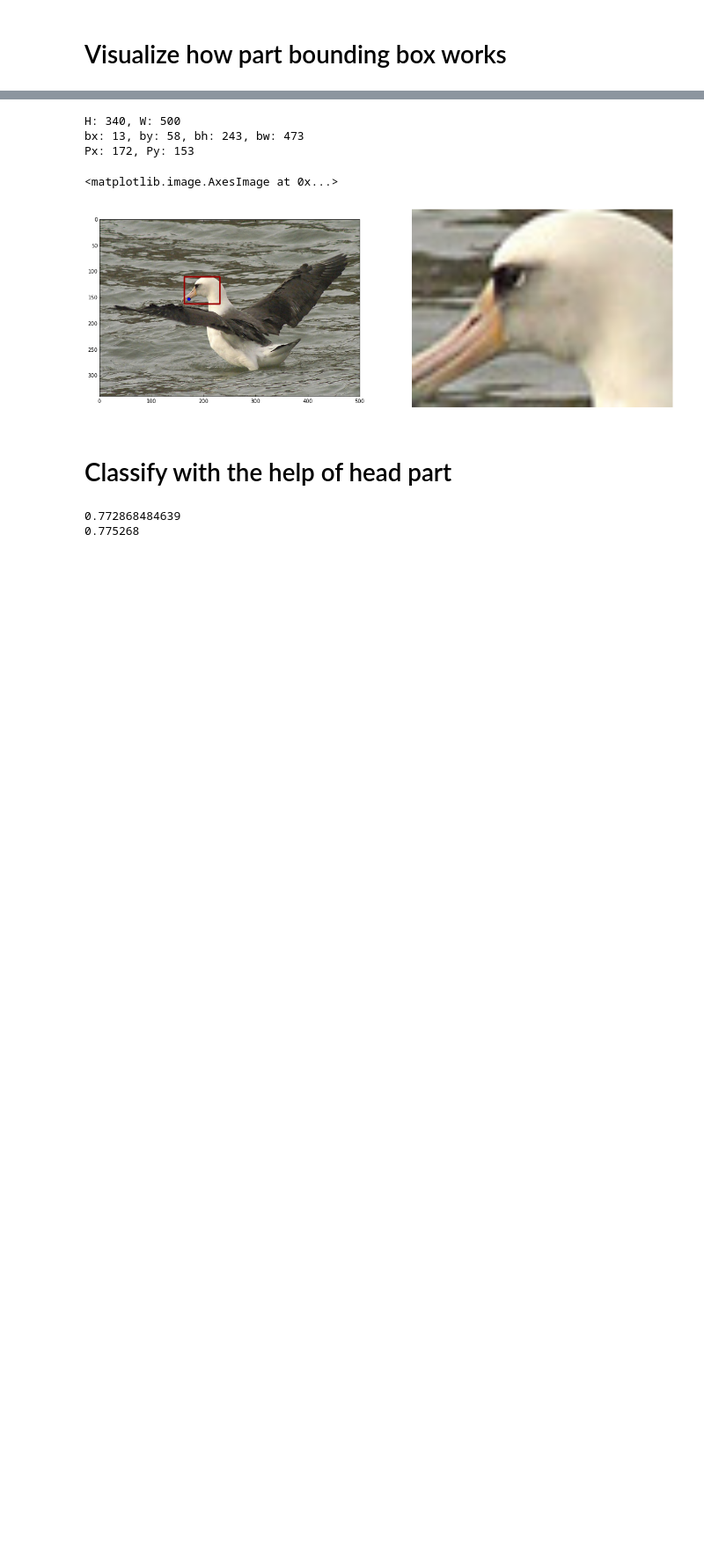
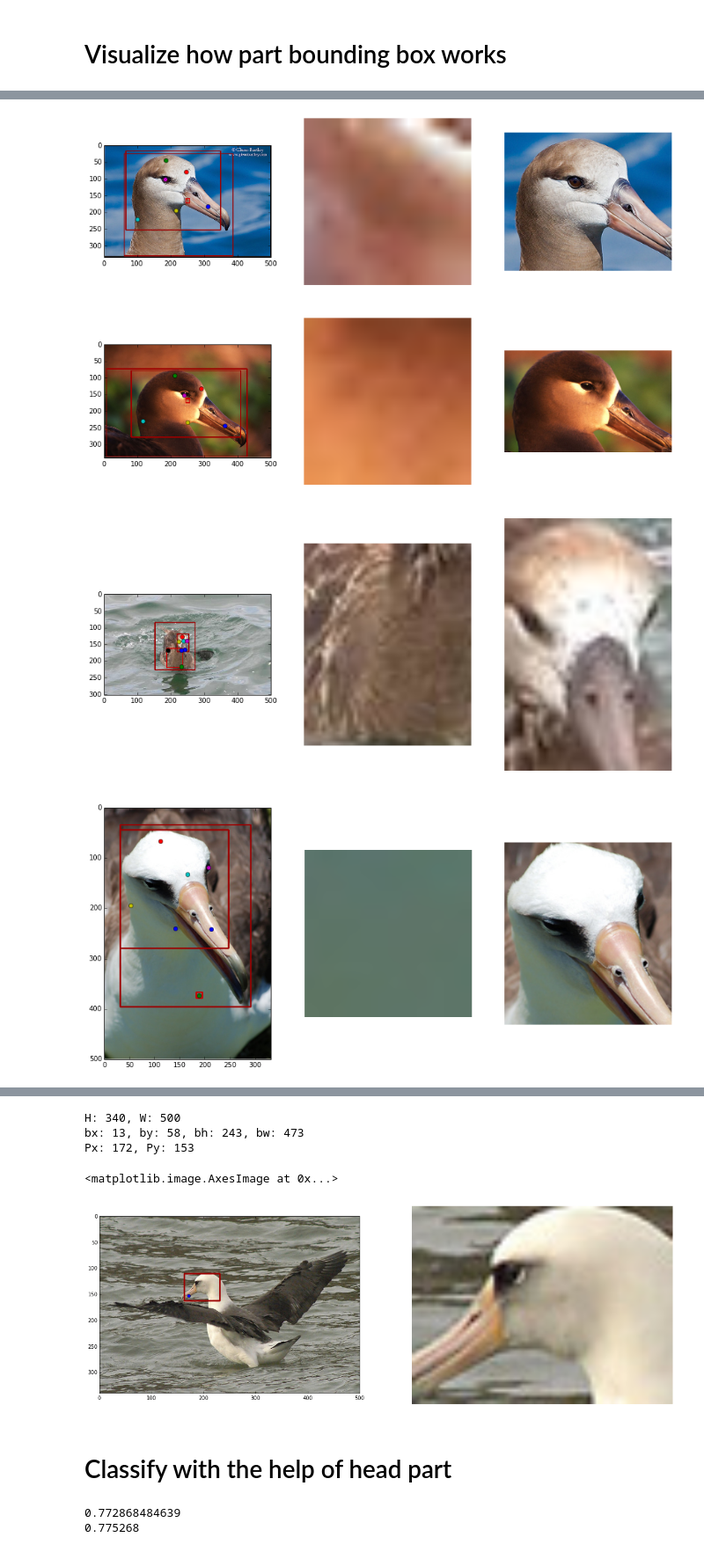
Before and after one commit to yassersouri/omgh, a Jupyter notebook: notebooks/parts.ipynb, the cells around one changed output, grey strips where cells are left out. Shown at 88% size. Cells and saved outputs as stored; diff of their text form; code cells hidden in the pictures; blank space fills up the shorter version.

Commit message:
backup the parts notebook
it contains information about birds with bad body parts

```diff
--- a/notebooks/parts.ipynb
+++ b/notebooks/parts.ipynb
@@ -68,0 +23,43 @@ for my_image_id in [1, 10, 20, 100, 200, 1000, 2000, 300, 3000]:
+# %%
+cub = CUB_200_2011(settings.CUB_ROOT)
+cub_parts = cub.get_parts()
+bbox = cub.get_bbox()
+body_alpha = 0.6
+
+bad_body_id_list = [1,7,55,65,89,106,139,140,147,245,266,272,282,318,327,333,362,379,380,383,385,397,402,403,405,423,956,987,1180,1183,1206,1212,1220,1226,1229,1232,1234,1245,1248,1249,1251,1256,1258,1264,1266,1269,1271,1273,1274,1276,1281,1284,1286,1301,1303,1304,1305,1307,1312,1319,1322,1325,1331,1332,1333,1342,1776,1797,2217,2230,2258,2480,2487,2506,2830,2842,2844,2856,2863,2867,2868,2874,2889,2900,2904,2907,2909,2912,2928,2929,2940,2945,2959,2994,3010,3013,3020,3024,3040,3043,3044,3045,3046,3051,3054,3055,3062,3064,3067,3733,3773,4373,4887,4895,4966,4985,4986,4989,4992,4996,4998,5007,5013,5032,5078,5183,5223,5226,5872,5877,5878,5894,5904,5910,5912,6096,6109,6112,6127,6131,6132,6137,6138,6144,6156,6173,6189,6194,6195,6266,6273,6301,6312,6589,7908,7950,7997,7998,8842,8866,8872,8873,9439,9465,9545,10437,10456,10458,10978,10983,10985,10998]
+
+def vis_id(my_image_id):
+    img = caffe.io.load_image(cub.get_image_info(my_image_id))
+    parts = cub_parts.for_image(my_image_id)
+
+    fig = plt.figure(figsize=(15, 10))
+    ax = fig.add_subplot(131)
+
+    head_parts = parts.filter_by_name(Parts.HEAD_PART_NAMES)
+    body_parts = parts.filter_by_name(Parts.BODY_PART_NAMES)
+
+    img = head_parts.draw_rect(img)
+    img = body_parts.draw_rect(img, alpha=body_alpha, color=50)
+    img = utils.draw_bbox(img, bbox[my_image_id - 1])
+
+    ax.imshow(img)
+    ax.set_xlim((0, img.shape[1]))
+    ax.set_ylim((img.shape[0], 0))
+    parts.draw_part(ax)
+
+    img = caffe.io.load_image(cub.get_image_info(my_image_id))
+    ax = fig.add_subplot(132)
+    ax.set_axis_off()
+    ax.imshow(body_parts.get_rect(img, alpha=body_alpha))
+
+    ax = fig.add_subplot(133)
+    ax.set_axis_off()
+    ax.imshow(head_parts.get_rect(img))
+
+for my_image_id in bad_body_id_list[:5]:
+    vis_id(my_image_id)
+# %% [output]
+[figure, added]
+[figure, added]
+[figure, added]
+[figure, added]
```
Also changed, not shown: parts of 2 cells of this notebook.
